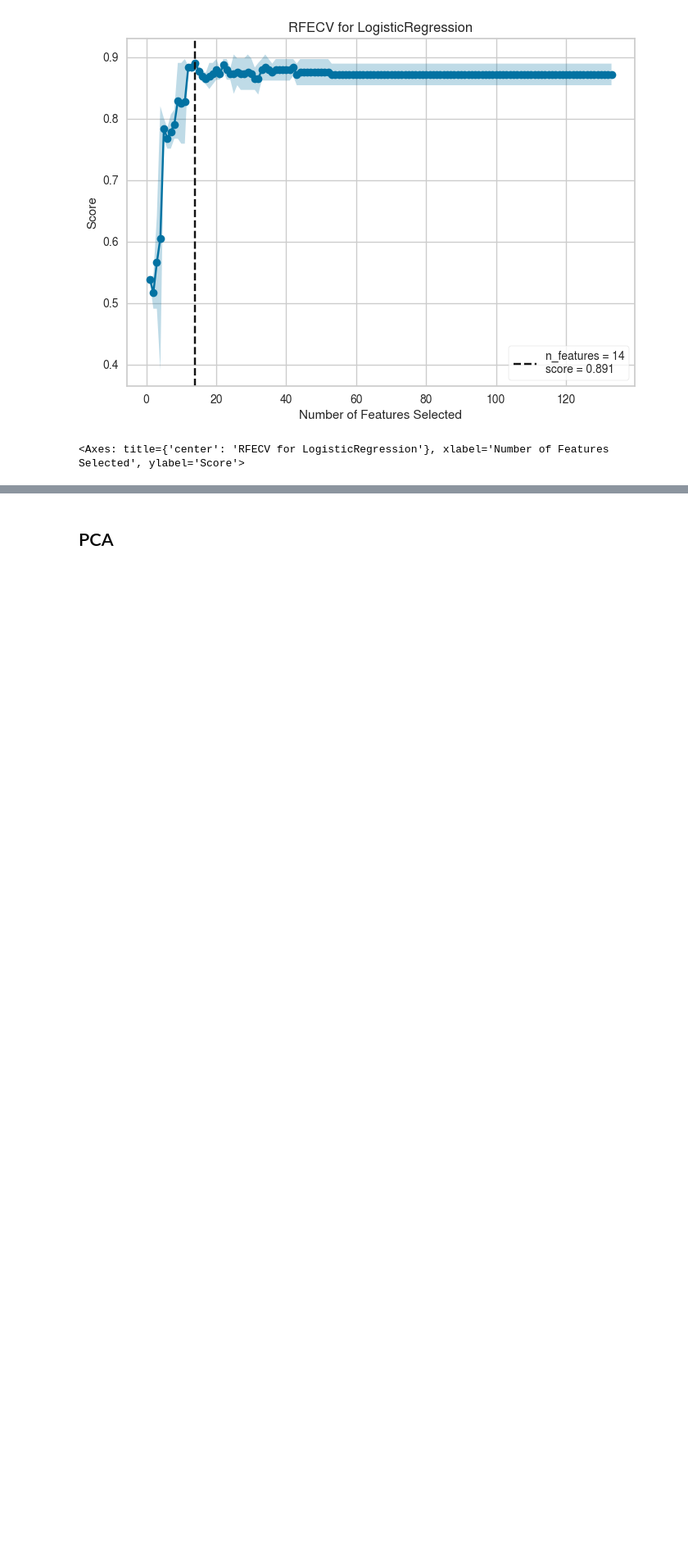
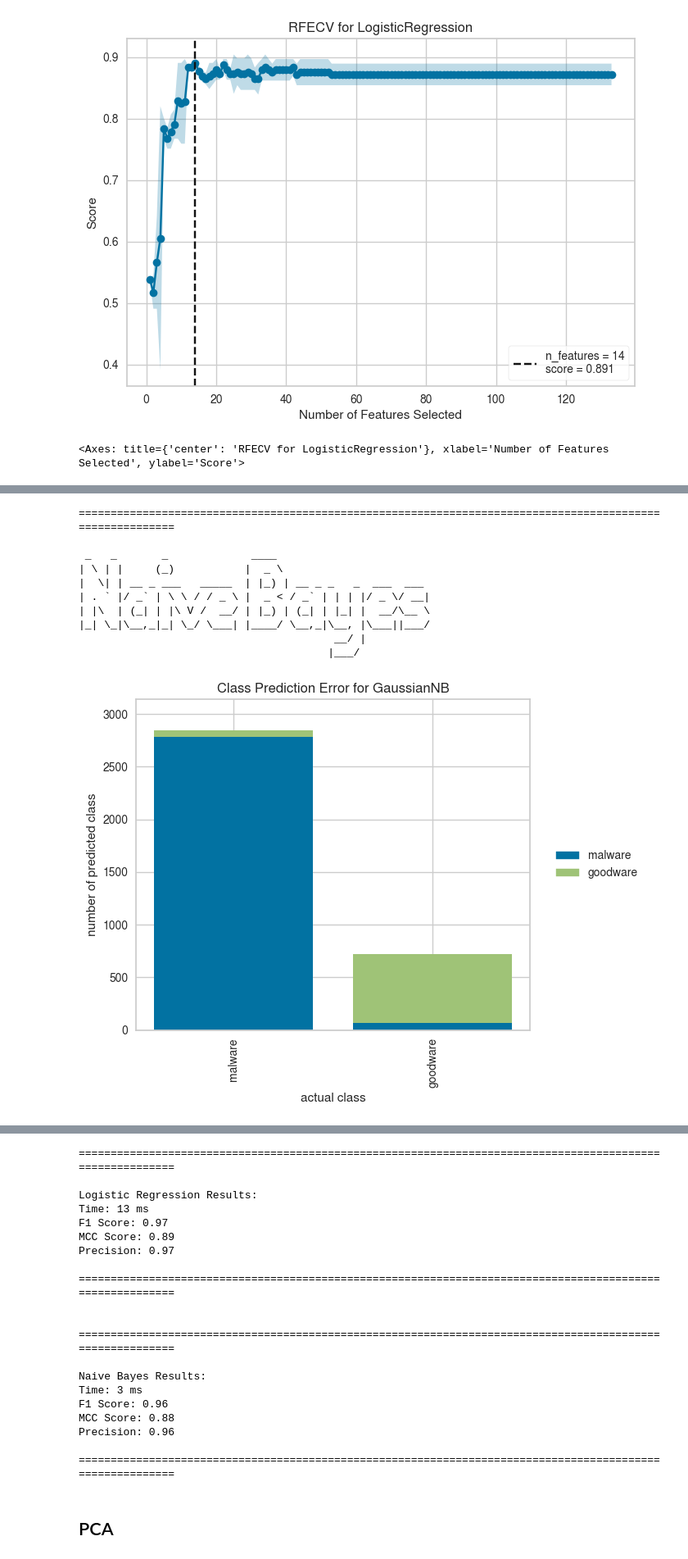
Before and after one commit to VR3ED/Goodware-vs-Malaware-machine-learning, a Jupyter notebook: Progetto.ipynb, the cells around one changed output, grey strips where cells are left out. Shown at 82% size. Saved outputs shown, nothing was run; the diff lists cells and outputs as text; code cells hidden in the pictures; blank space fills up the shorter version.

```diff
--- a/Progetto.ipynb
+++ b/Progetto.ipynb
@@ -475,0 +694,3 @@ times.append(time)
+# %%
+evaluate(X_train, X_test, y_train, y_test)
+# %% [output]
@@ -475,0 +710,11 @@ times.append(time)
+==========================================================================================================
+
+ _   _       _             ____
+| \ | |     (_)           |  _ \
+|  \| | __ _ ___   _____  | |_) | __ _ _   _  ___  ___
+| . ` |/ _` | \ \ / / _ \ |  _ < / _` | | | |/ _ \/ __|
+| |\  | (_| | |\ V /  __/ | |_) | (_| | |_| |  __/\__ \
+|_| \_|\__,_|_| \_/ \___| |____/ \__,_|\__, |\___||___/
+                                        __/ |
+                                       |___/
+[figure, added]
@@ -476,3 +723,23 @@ times.append(time)
+==========================================================================================================
+
+Logistic Regression Results:
+Time: 13 ms
+F1 Score: 0.97
+MCC Score: 0.89
+Precision: 0.97
+
+==========================================================================================================
+
+
+==========================================================================================================
+
+Naive Bayes Results:
+Time: 3 ms
+F1 Score: 0.96
+MCC Score: 0.88
+Precision: 0.96
+
+==========================================================================================================
 # %%
 # Dopo che abbiamo appurato che produce buoni risultati possiamo aggiornare il dataset contenente solo le feature più importanti
 most_important_features = most_important_features[most_important_features_columns]
```
Also changed, not shown: parts of 66 cells of this notebook.
